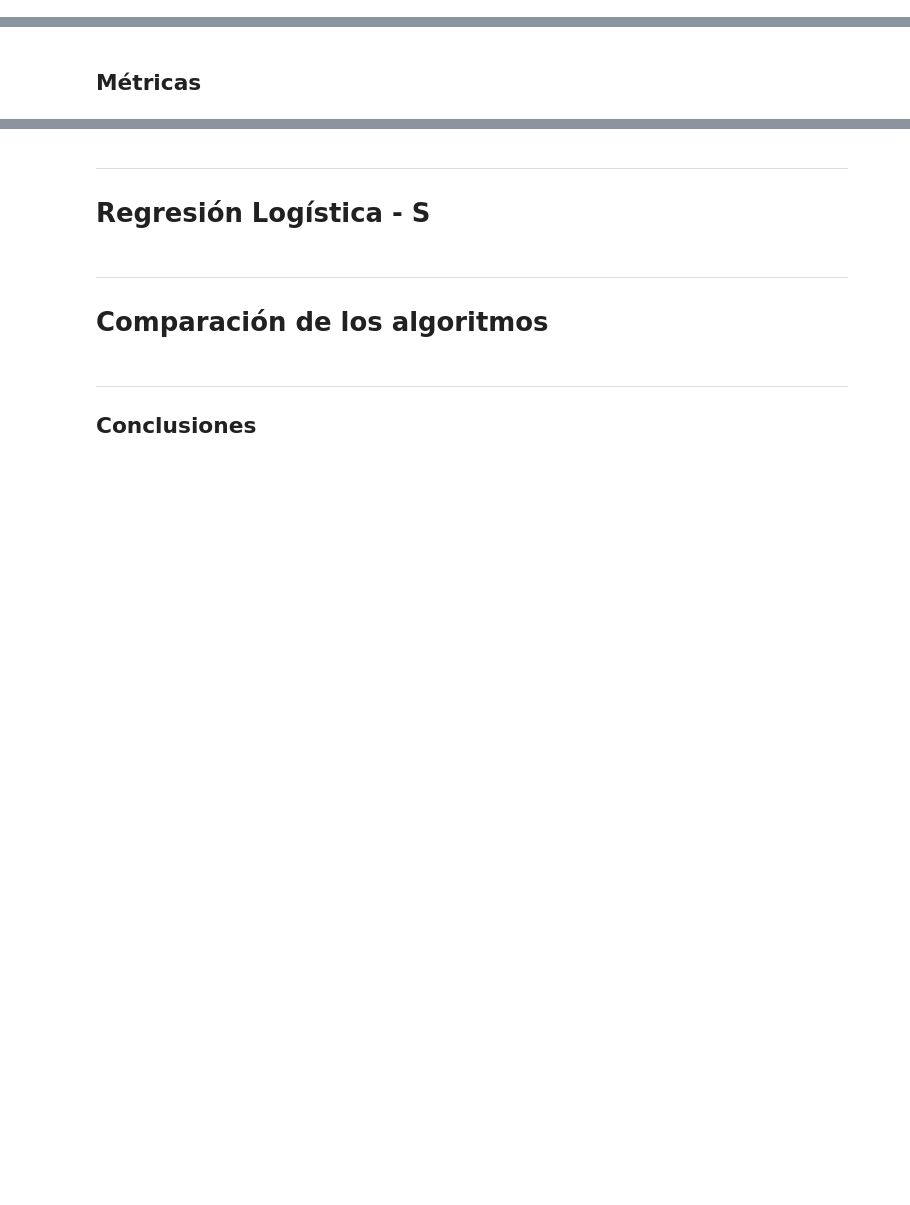
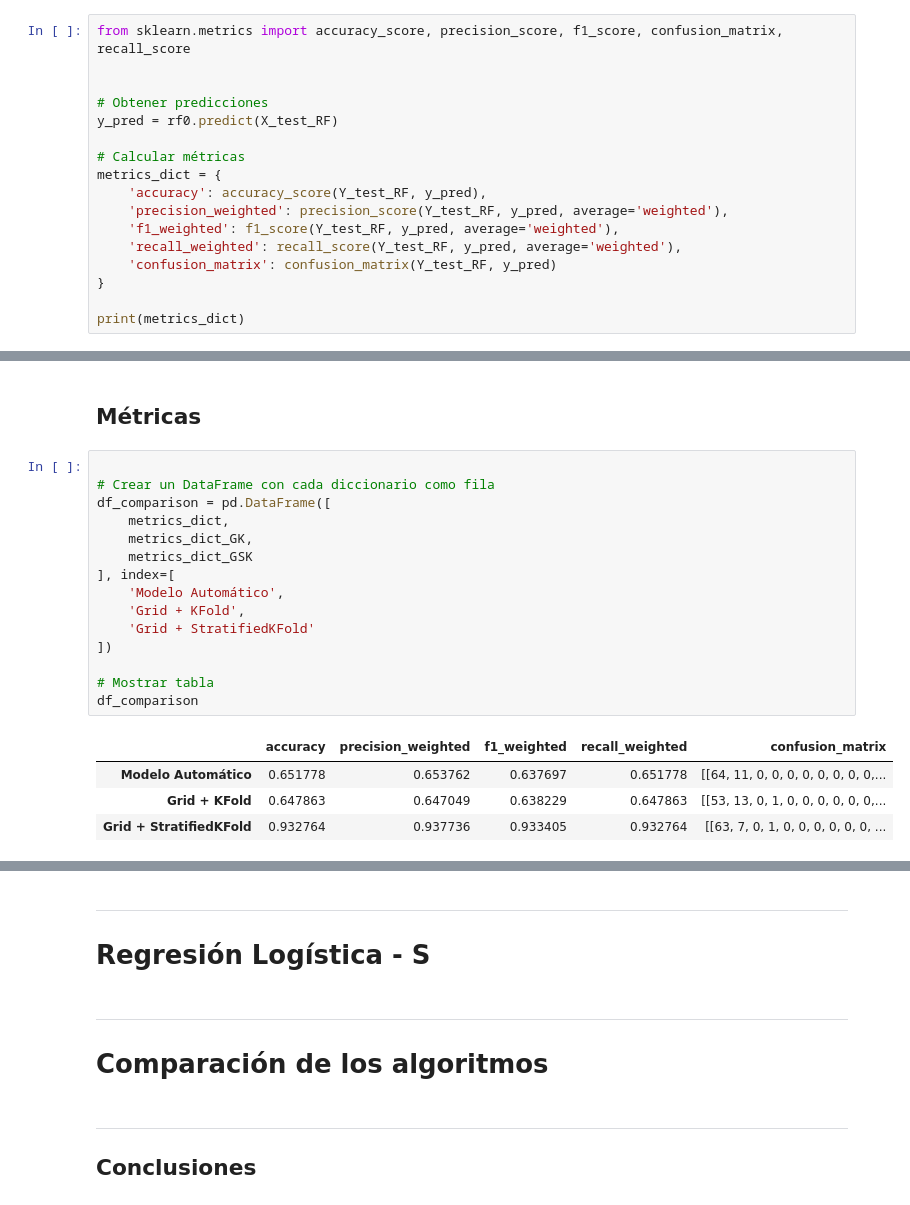
Before and after one commit to Santiago-Rivera-Estrada/Practica2InfoMedica, a Jupyter notebook: Informe_Practica2 (1).ipynb, the cells around one changed output, grey strips where cells are left out. Saved outputs shown, nothing was run; the diff lists cells and outputs as text; blank space fills up the shorter version.

```diff
--- a/Informe_Practica2 (1).ipynb
+++ b/Informe_Practica2 (1).ipynb
@@ -769,3 +769,20 @@ print(classification_report(Y_test_RF, y_pred, target_names=target_names_str))
     accuracy                           0.65      2194
    macro avg       0.65      0.61      0.61      2194
 weighted avg       0.65      0.65      0.64      2194
+# %%
+from sklearn.metrics import accuracy_score, precision_score, f1_score, confusion_matrix, recall_score
+
+
+# Obtener predicciones
+y_pred = rf0.predict(X_test_RF)
+
+# Calcular métricas
+metrics_dict = {
+    'accuracy': accuracy_score(Y_test_RF, y_pred),
+    'precision_weighted': precision_score(Y_test_RF, y_pred, average='weighted'),
+    'f1_weighted': f1_score(Y_test_RF, y_pred, average='weighted'),
+    'recall_weighted': recall_score(Y_test_RF, y_pred, average='weighted'),
+    'confusion_matrix': confusion_matrix(Y_test_RF, y_pred)
+}
+
+print(metrics_dict)
@@ -841,2 +989,22 @@ R^2 score: 0.6992741106367468
 # %% [markdown]
 ##  Métricas
+# %%
+
+# Crear un DataFrame con cada diccionario como fila
+df_comparison = pd.DataFrame([
+    metrics_dict,
+    metrics_dict_GK,
+    metrics_dict_GSK
+], index=[
+    'Modelo Automático',
+    'Grid + KFold',
+    'Grid + StratifiedKFold'
+])
+
+# Mostrar tabla
+df_comparison
+# %% [output]
+|  | accuracy | precision_weighted | f1_weighted | recall_weighted | confusion_matrix |
+| Modelo Automático | 0.651778 | 0.653762 | 0.637697 | 0.651778 | [[64, 11, 0, 0, 0, 0, 0, 0, 0, 0,... |
+| Grid + KFold | 0.647863 | 0.647049 | 0.638229 | 0.647863 | [[53, 13, 0, 1, 0, 0, 0, 0, 0, 0,... |
+| Grid + StratifiedKFold | 0.932764 | 0.937736 | 0.933405 | 0.932764 | [[63, 7, 0, 1, 0, 0, 0, 0, 0, 0, ... |
```
Also changed, not shown: parts of 8 cells of this notebook.
